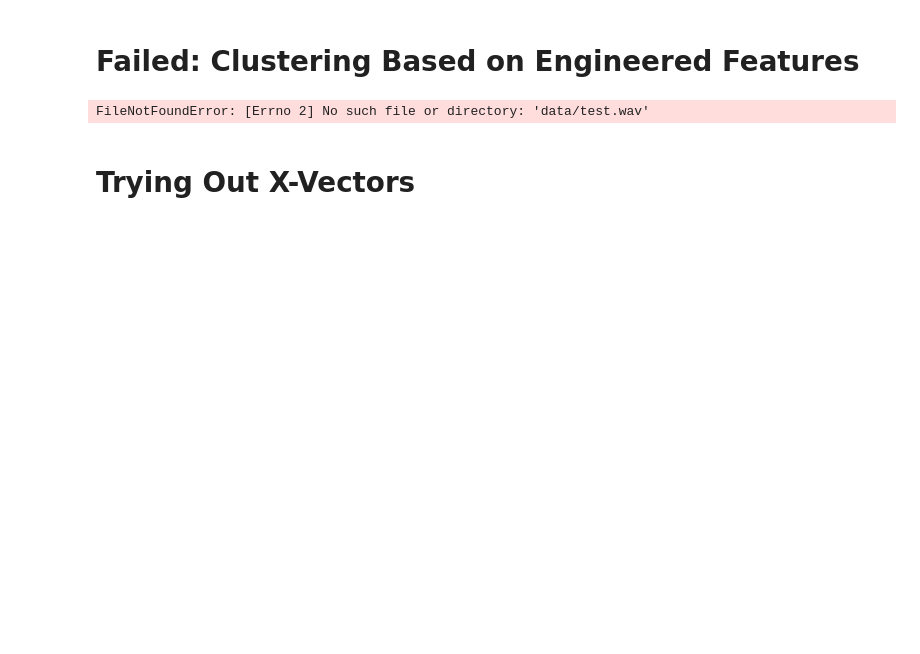
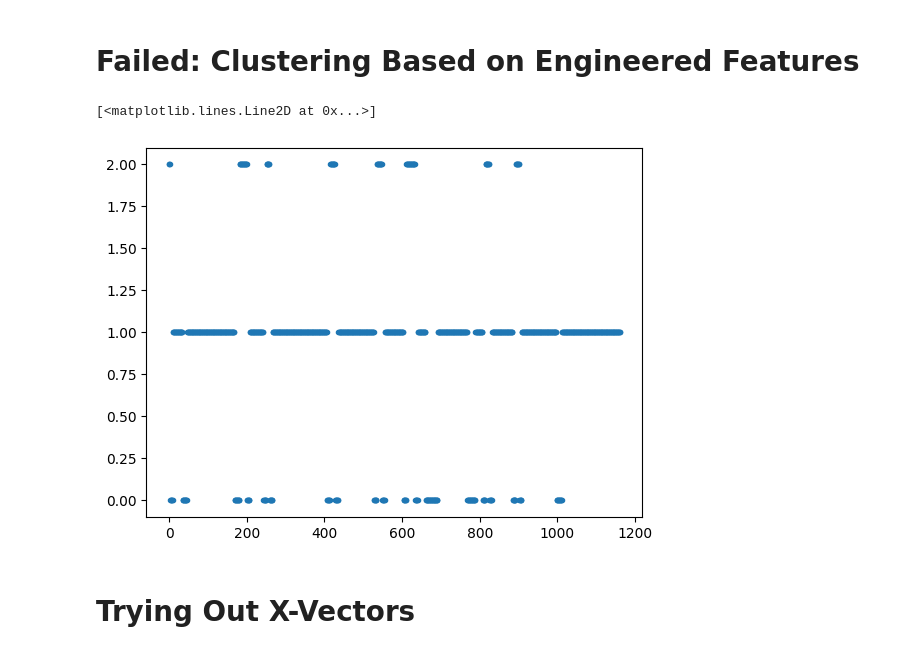
Before and after one commit to jottemka/ds-capstone-speakequal, a Jupyter notebook: jk_speak_equal.ipynb, the cells around one changed output. Cells and saved outputs as stored; diff of their text form; code cells hidden in the pictures; blank space fills up the shorter version.

```diff
--- a/jk_speak_equal.ipynb
+++ b/jk_speak_equal.ipynb
@@ -33,11 +34,14 @@ FileNotFoundError: [Errno 2] No such file or directory: 'data/test.wav'
 import librosa
 import numpy as np
 import pandas as pd
+import matplotlib.pyplot as plt
+import seaborn as sns
+from statsmodels.tsa.api import ExponentialSmoothing, SimpleExpSmoothing, Holt
 from sklearn.cluster import AgglomerativeClustering, KMeans, MiniBatchKMeans, Birch, DBSCAN
 
 
 # Load the audio file
-y, sr = librosa.load('data/test.wav')
+y, sr = librosa.load("data/benchmark/wav/test.wav")
 
 # Calculate the Short-Time Fourier Transform (STFT)
 D = librosa.stft(y)
@@ -52,36 +56,42 @@ spectral_contrast = librosa.feature.spectral_contrast(S=D, sr=sr)
 spectral_rolloff = librosa.feature.spectral_rolloff(y=y, sr=sr)
 zero_crossing_rate = librosa.feature.zero_crossing_rate(y=y)
 mfccs = librosa.feature.mfcc(S=librosa.power_to_db(np.abs(S)), sr=sr, n_mfcc=20)
 
 # Transpose features so that each row corresponds to a time frame
 spectral_centroid = spectral_centroid.T
 spectral_bandwidth = spectral_bandwidth.T
 spectral_contrast = spectral_contrast.T
 spectral_rolloff = spectral_rolloff.T
 zero_crossing_rate = zero_crossing_rate.T
 mfccs = mfccs.T
 
 # Create a DataFrame with all the features
 # We will use `pd.concat` to combine the features along the second axis (columns)
 df = pd.concat([
     pd.DataFrame(spectral_centroid, columns=['spectral_centroid']),
     pd.DataFrame(spectral_bandwidth, columns=['spectral_bandwidth']),
     pd.DataFrame(spectral_contrast, columns=[f'spectral_contrast_{i}' for i in range(spectral_contrast.shape[1])]),
     pd.DataFrame(spectral_rolloff, columns=['spectral_rolloff']),
     pd.DataFrame(zero_crossing_rate, columns=['zero_crossing_rate']),
     pd.DataFrame(mfccs, columns=[f'mfcc_{i+1}' for i in range(mfccs.shape[1])])
 ], axis=1)
 
 # Display the DataFrame
 #display(df)
 
+df = pd.DataFrame(mfccs)
+df_new = df.rolling(window=15).mean()
+
+df_new.dropna(inplace=True)
+
 # Clustering
-clustering = DBSCAN(eps=.5,min_samples=5,metric="cosine",n_jobs=-1).fit_predict(mfccs)
+clustering = AgglomerativeClustering(n_clusters=3).fit_predict(df_new)
 
 # Plotting the results
-plt.plot(clustering, '.')
+plt.plot(clustering,".")
 # %% [output]
-FileNotFoundError: [Errno 2] No such file or directory: 'data/test.wav'
+[<matplotlib.lines.Line2D at 0x...>]
+[figure, added]
 # %% [markdown]
 # Trying Out X-Vectors
 # %%
```
Also changed, not shown: parts of 2 cells of this notebook, 5 other files.
